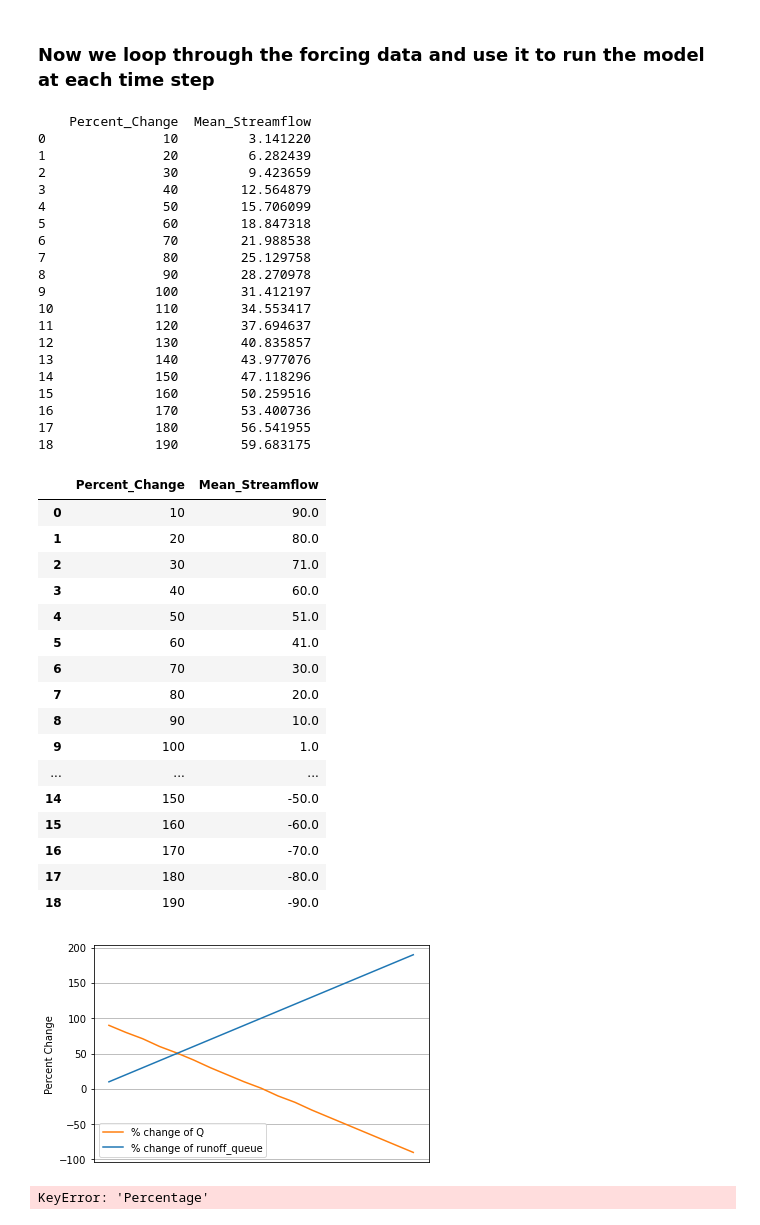
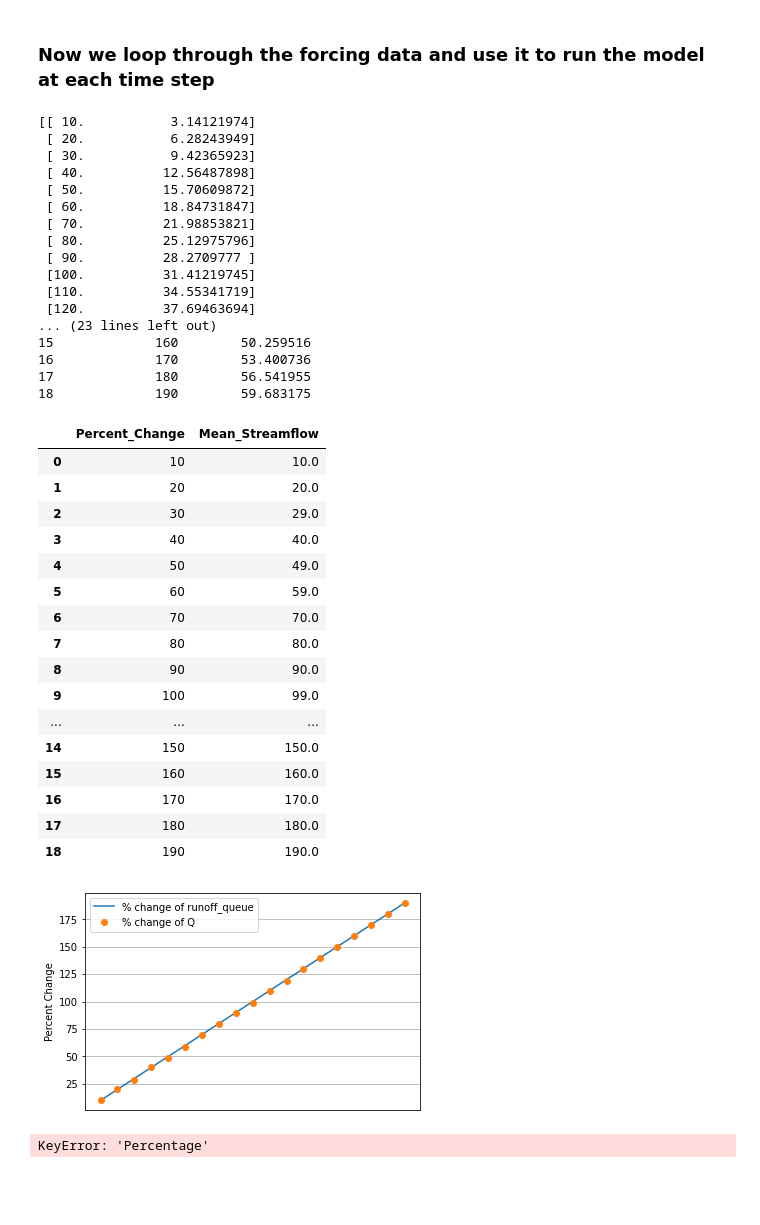
Before and after one commit to zbutler33/NextGen---The-Simulators-, a Jupyter notebook: Toy_Model/State_VarChanges.ipynb, the cells around one changed output. Cells and saved outputs as stored; diff of their text form; code cells hidden in the pictures; blank space fills up the shorter version.

```diff
--- a/Toy_Model/State_VarChanges.ipynb
+++ b/Toy_Model/State_VarChanges.ipynb
@@ -14,5 +14,5 @@ print(bmi_cfe)
 # %%
-cfe_instance = bmi_cfe.BMI_CFE() #one that changes state vars
+cfe_instance = bmi_cfe_statevars.BMI_CFE() #one that changes state vars
 print("CFE")
 print(cfe_instance.get_input_var_names())
 print()
@@ -76,6 +76,8 @@ for percent in percent_list:
 
     percent=percent/100 #convert to percentage
     cfe_instance.set_value('state_var_change_v2', percent) #value of precip from forcing data in loop
+    #v2 is the runoff_queue_m_per_timestep
+    #regular is soil_reservoir_storage_deficit_m
 
     for i, precip in enumerate(df_forcing['APCP_surface']): #i is
 
@@ -89,25 +91,22 @@ for percent in percent_list:
 
 df = pd.DataFrame({'Percent_Change':percentList,'Mean_Streamflow':cfe_list})
 matrix = df.to_numpy() #convert to matirx
-#print(matrix)
+print(matrix)
 print(df)
 # %% [output]
-    Percent_Change  Mean_Streamflow
-0               10         3.141220
-1               20         6.282439
-2               30         9.423659
-3               40        12.564879
-4               50        15.706099
-5               60        18.847318
-6               70        21.988538
-7               80        25.129758
-8               90        28.270978
-9              100        31.412197
-10             110        34.553417
-11             120        37.694637
-12             130        40.835857
-13             140        43.977076
-14             150        47.118296
+[[ 10.           3.14121974]
+ [ 20.           6.28243949]
+ [ 30.           9.42365923]
+ [ 40.          12.56487898]
+ [ 50.          15.70609872]
+ [ 60.          18.84731847]
+ [ 70.          21.98853821]
+ [ 80.          25.12975796]
+ [ 90.          28.2709777 ]
+ [100.          31.41219745]
+ [110.          34.55341719]
+ [120.          37.69463694]
+... (23 lines left out)
 15             160        50.259516
 16             170        53.400736
 17             180        56.541955
@@ -115,38 +114,38 @@ print(df)
 # %%
 no_change = df.loc[df['Percent_Change'] == 100]
 # # # # # no_change['Sum streamflow']
 Q_at_no_change=float(no_change['Mean_Streamflow'])
 # # # # # float(Q_at_no_change)
-df['Mean_Streamflow']=100-100*df['Mean_Streamflow']//Q_at_no_change
+df['Mean_Streamflow']=100*df['Mean_Streamflow']//Q_at_no_change
 
 # # # #df['Sum streamflow'][100]
 # # # # df['Sum streamflow']#/Q_at_no_change
-plt.plot(df['Mean_Streamflow'], label='% change of Q', color='tab:orange')
 plt.plot(df['Percent_Change'],label='% change of runoff_queue', color='tab:blue')
+plt.plot(df['Mean_Streamflow'], 'o', label='% change of Q', color = 'tab:orange')
 plt.xticks([])
 plt.ylabel('Percent Change')
-plt.legend(loc=3)
+plt.legend(loc=2)
 plt.grid()
 df
 # %% [output]
 |  | Percent_Change | Mean_Streamflow |
-| 0 | 10 | 90.0 |
-| 1 | 20 | 80.0 |
-| 2 | 30 | 71.0 |
-| 3 | 40 | 60.0 |
-| 4 | 50 | 51.0 |
-| 5 | 60 | 41.0 |
-| 6 | 70 | 30.0 |
-| 7 | 80 | 20.0 |
-| 8 | 90 | 10.0 |
-| 9 | 100 | 1.0 |
+| 0 | 10 | 10.0 |
+| 1 | 20 | 20.0 |
+| 2 | 30 | 29.0 |
+| 3 | 40 | 40.0 |
+| 4 | 50 | 49.0 |
+| 5 | 60 | 59.0 |
+| 6 | 70 | 70.0 |
+| 7 | 80 | 80.0 |
+| 8 | 90 | 90.0 |
+| 9 | 100 | 99.0 |
 | ... | ... | ... |
-| 14 | 150 | -50.0 |
-| 15 | 160 | -60.0 |
-| 16 | 170 | -70.0 |
-| 17 | 180 | -80.0 |
-| 18 | 190 | -90.0 |
+| 14 | 150 | 150.0 |
+| 15 | 160 | 160.0 |
+| 16 | 170 | 170.0 |
+| 17 | 180 | 180.0 |
+| 18 | 190 | 190.0 |
-[figure, old version]
+[figure, new version]
 # %%
 # Find mean streamflow to based changes on
 # df_mean = df['Sum_streamflow'].mean()
```
Also changed, not shown: parts of 1 cell of this notebook, 3 other files.
